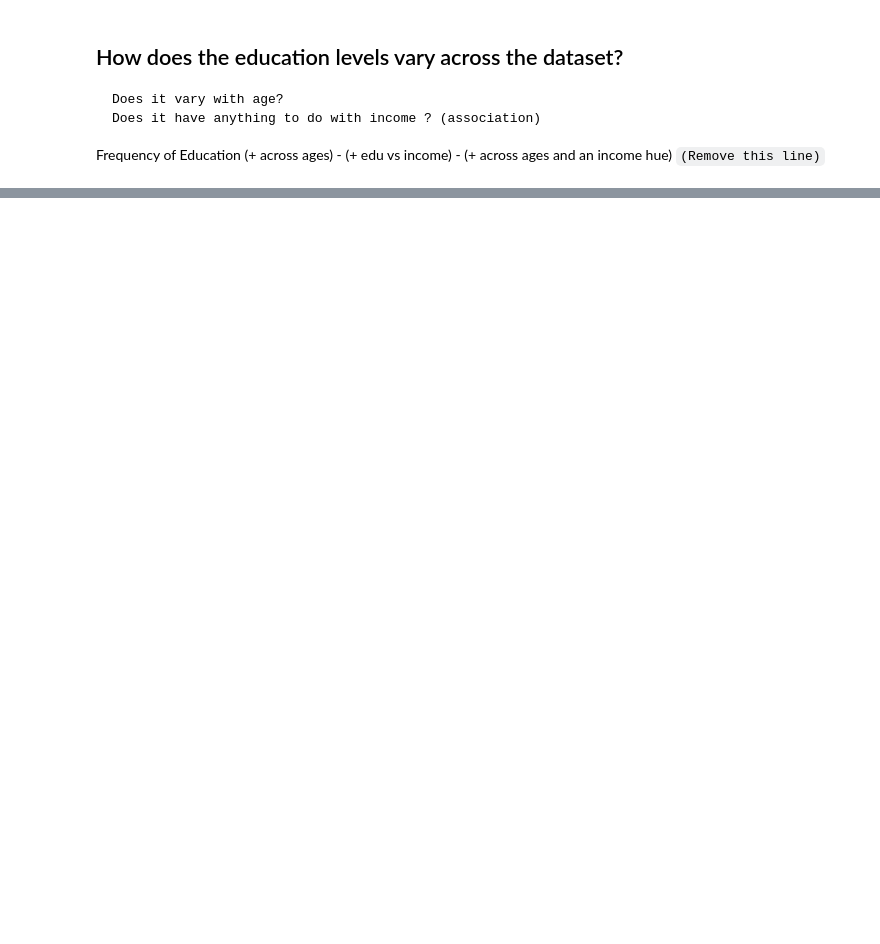
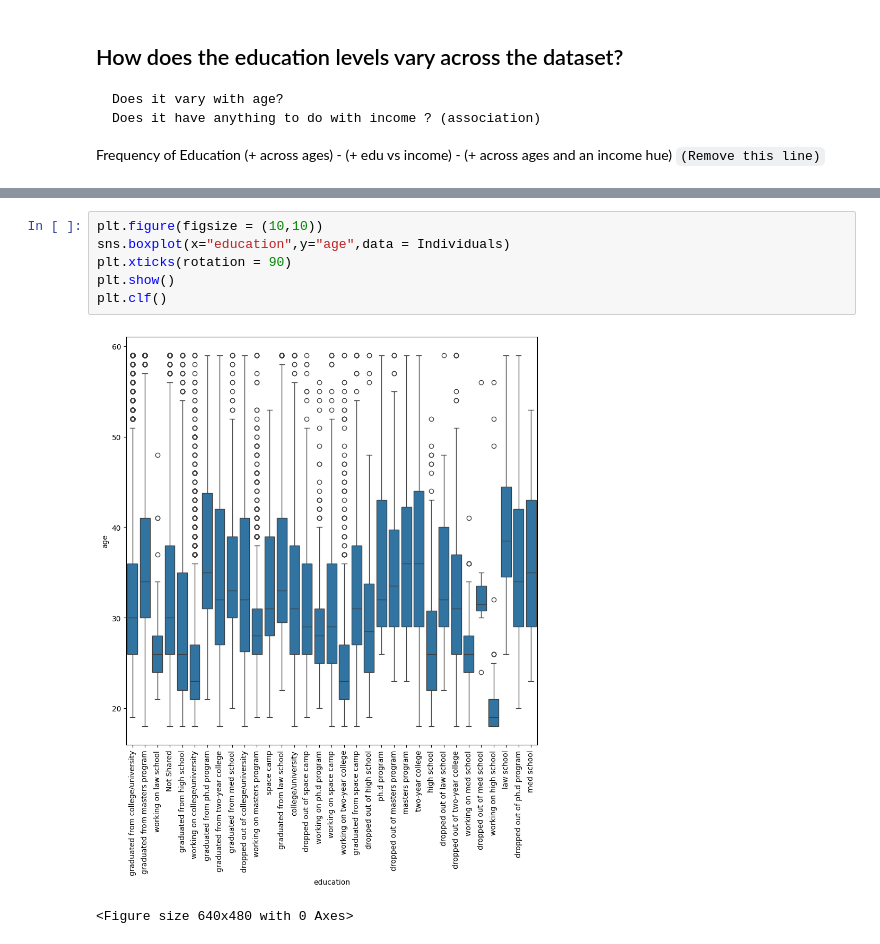
Before and after one commit to YSKAA423/OkCupid-Date-A-Scientist, a Jupyter notebook: Recommend_a_peer.ipynb, the cells around one changed output, grey strips where cells are left out. Saved outputs shown, nothing was run; the diff lists cells and outputs as text; blank space fills up the shorter version.

```diff
--- a/Recommend_a_peer.ipynb
+++ b/Recommend_a_peer.ipynb
@@ -723,0 +788,9 @@ plt.clf()
+# %%
+plt.figure(figsize = (10,10))
+sns.boxplot(x="education",y="age",data = Individuals)
+plt.xticks(rotation = 90)
+plt.show()
+plt.clf()
+# %% [output]
+[figure, added]
+<Figure size 640x480 with 0 Axes>
```
Also changed, not shown: parts of 28 cells of this notebook.
